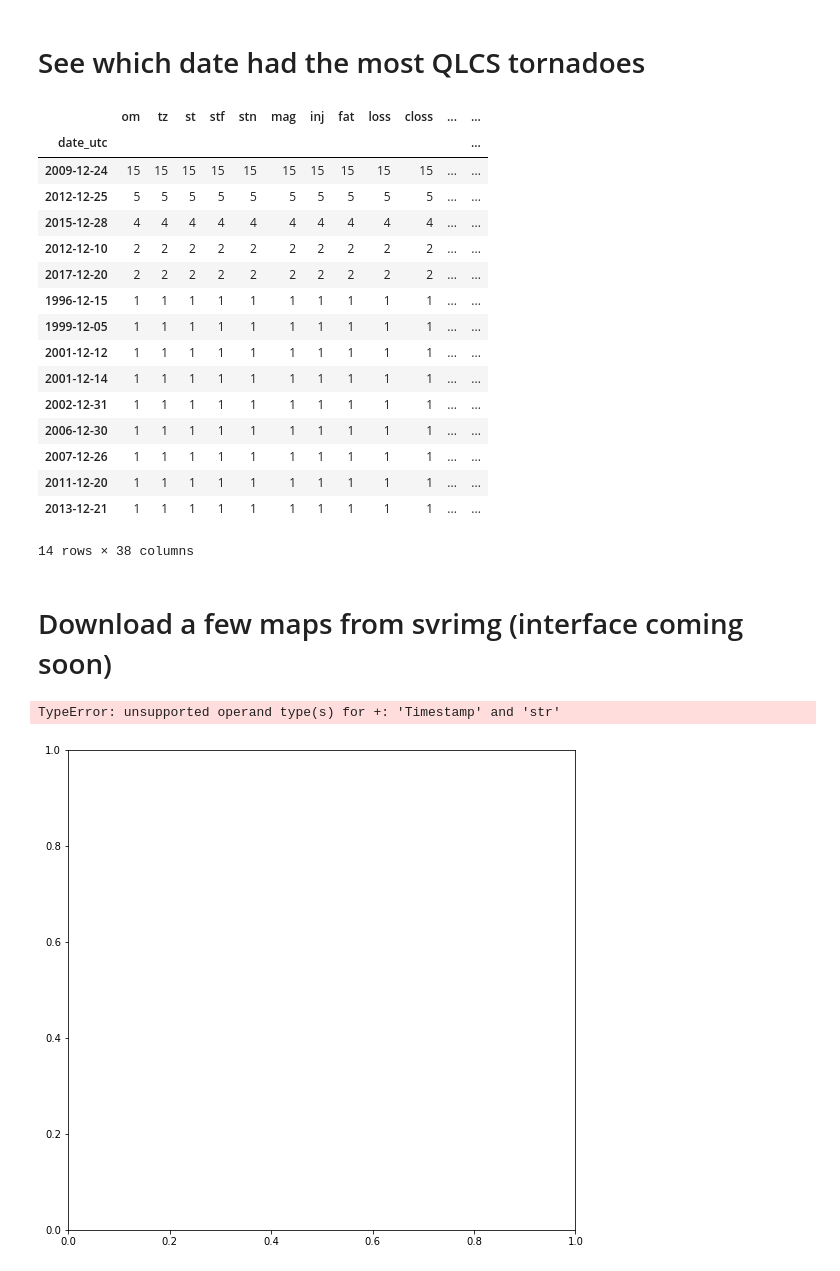
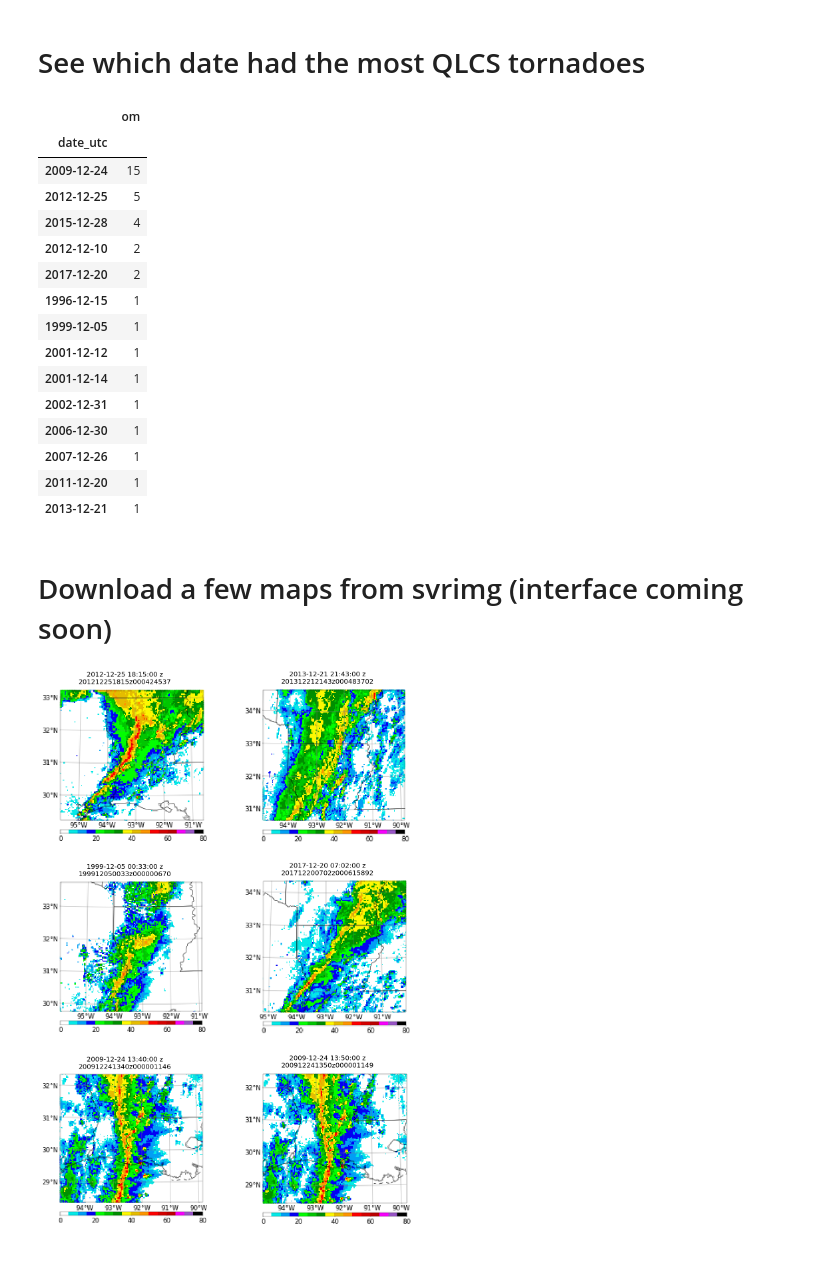
Before and after one commit to ahaberlie/SVRIMG, a Jupyter notebook: examples/December_QLCS_Tornadoes_LA.ipynb, the cells around one changed output. Saved outputs shown, nothing was run; the diff lists cells and outputs as text; code cells hidden in the pictures.

```diff
--- a/examples/December_QLCS_Tornadoes_LA.ipynb
+++ b/examples/December_QLCS_Tornadoes_LA.ipynb
@@ -123,49 +123,49 @@ PROJ: proj_create_from_database: Cannot find proj.db
 # %% [markdown]
 # See which date had the most QLCS tornadoes
 # %%
-df_sub[df_sub.Classification=='QLCS'].groupby(df_sub.date_utc.dt.date).count().sort_values(by='om', ascending=False)
+counts = df_sub[df_sub.Classification=='QLCS'].groupby(df_sub.date_utc.dt.date).count()
+
+counts[['om']].sort_values('om', ascending=False)
 # %% [output]
-|  | om | tz | st | stf | stn | mag | inj | fat | loss | closs | ... | ... |
-| date_utc |  |  |  |  |  |  |  |  |  |  |  | ... |
-| 2009-12-24 | 15 | 15 | 15 | 15 | 15 | 15 | 15 | 15 | 15 | 15 | ... | ... |
-| 2012-12-25 | 5 | 5 | 5 | 5 | 5 | 5 | 5 | 5 | 5 | 5 | ... | ... |
-| 2015-12-28 | 4 | 4 | 4 | 4 | 4 | 4 | 4 | 4 | 4 | 4 | ... | ... |
-| 2012-12-10 | 2 | 2 | 2 | 2 | 2 | 2 | 2 | 2 | 2 | 2 | ... | ... |
-| 2017-12-20 | 2 | 2 | 2 | 2 | 2 | 2 | 2 | 2 | 2 | 2 | ... | ... |
-| 1996-12-15 | 1 | 1 | 1 | 1 | 1 | 1 | 1 | 1 | 1 | 1 | ... | ... |
-| 1999-12-05 | 1 | 1 | 1 | 1 | 1 | 1 | 1 | 1 | 1 | 1 | ... | ... |
-| 2001-12-12 | 1 | 1 | 1 | 1 | 1 | 1 | 1 | 1 | 1 | 1 | ... | ... |
-| 2001-12-14 | 1 | 1 | 1 | 1 | 1 | 1 | 1 | 1 | 1 | 1 | ... | ... |
-| 2002-12-31 | 1 | 1 | 1 | 1 | 1 | 1 | 1 | 1 | 1 | 1 | ... | ... |
-| 2006-12-30 | 1 | 1 | 1 | 1 | 1 | 1 | 1 | 1 | 1 | 1 | ... | ... |
-| 2007-12-26 | 1 | 1 | 1 | 1 | 1 | 1 | 1 | 1 | 1 | 1 | ... | ... |
-| 2011-12-20 | 1 | 1 | 1 | 1 | 1 | 1 | 1 | 1 | 1 | 1 | ... | ... |
-| 2013-12-21 | 1 | 1 | 1 | 1 | 1 | 1 | 1 | 1 | 1 | 1 | ... | ... |
+|  | om |
+| date_utc |  |
+| 2009-12-24 | 15 |
+| 2012-12-25 | 5 |
+| 2015-12-28 | 4 |
+| 2012-12-10 | 2 |
+| 2017-12-20 | 2 |
+| 1996-12-15 | 1 |
+| 1999-12-05 | 1 |
+| 2001-12-12 | 1 |
+| 2001-12-14 | 1 |
+| 2002-12-31 | 1 |
+| 2006-12-30 | 1 |
+| 2007-12-26 | 1 |
+| 2011-12-20 | 1 |
+| 2013-12-21 | 1 |
-14 rows × 38 columns
 # %% [markdown]
 # Download a few maps from svrimg (interface coming soon)
 # %%
 import urllib.request
 from imageio import imread
 
 plt.rcParams['figure.figsize'] = 20, 30
 
 top_url = "https://svrimg.org/data/{}/{}.png"
 
 for idx, (rid, row) in enumerate(df_sub[df_sub.Classification=='QLCS'].sample(6).iterrows()):
 
     ax = plt.subplot(3, 2, idx+1)
 
     pic_url = top_url.format(row.yr, rid)
 
     response = urllib.request.urlretrieve(pic_url, "tmp{}.png".format(idx))
 
     img = imread("tmp{}.png".format(idx))
 
-    ax.set_title(row.date_utc + " z\n" + rid, fontsize=20)
+    ax.set_title(str(row.date_utc) + " z\n" + rid, fontsize=20)
 
     ax.imshow(img)
     plt.axis('off')
 # %% [output]
-TypeError: unsupported operand type(s) for +: 'Timestamp' and 'str'
-[figure, old version]
+[figure, new version]
```
